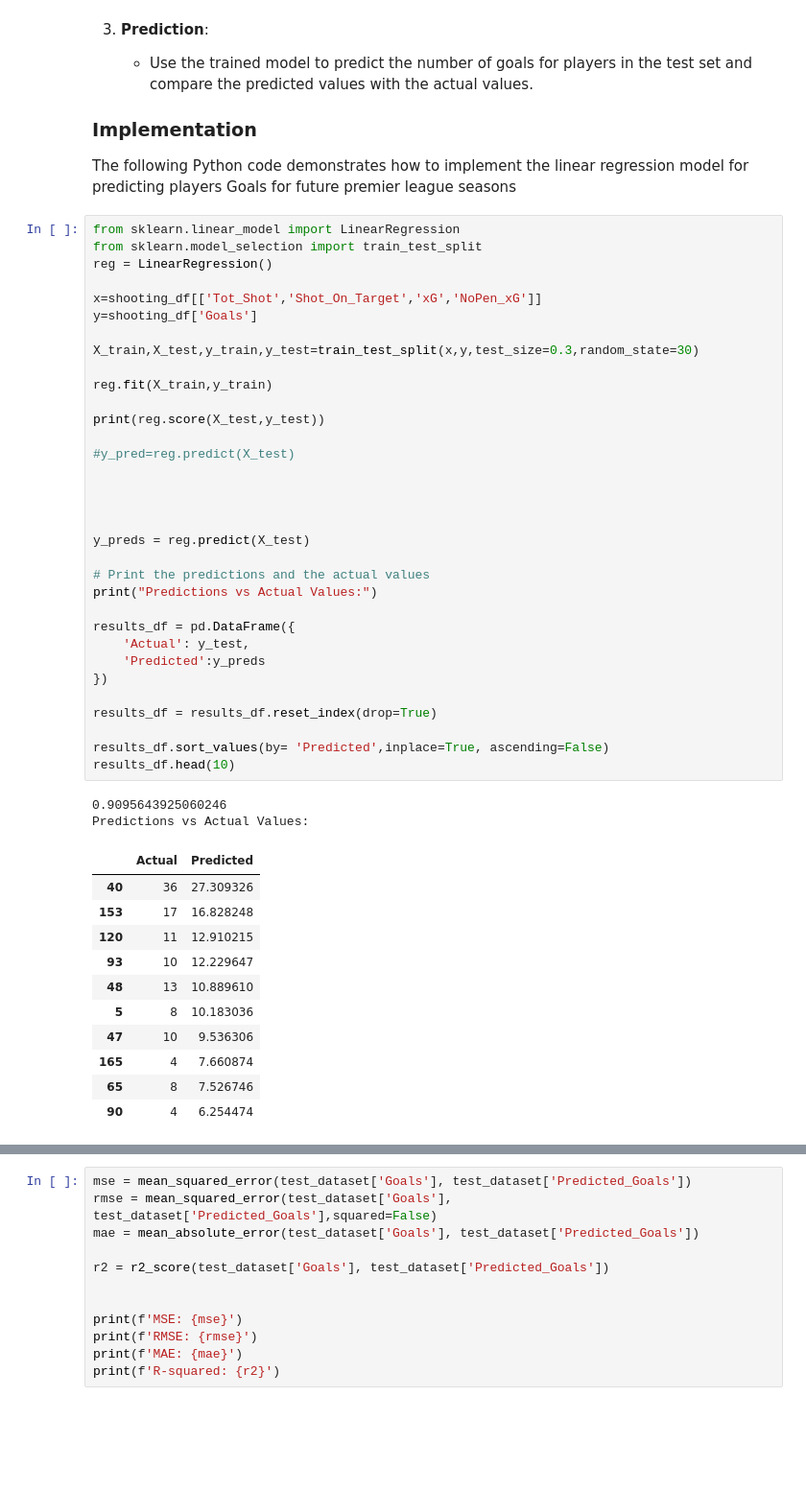
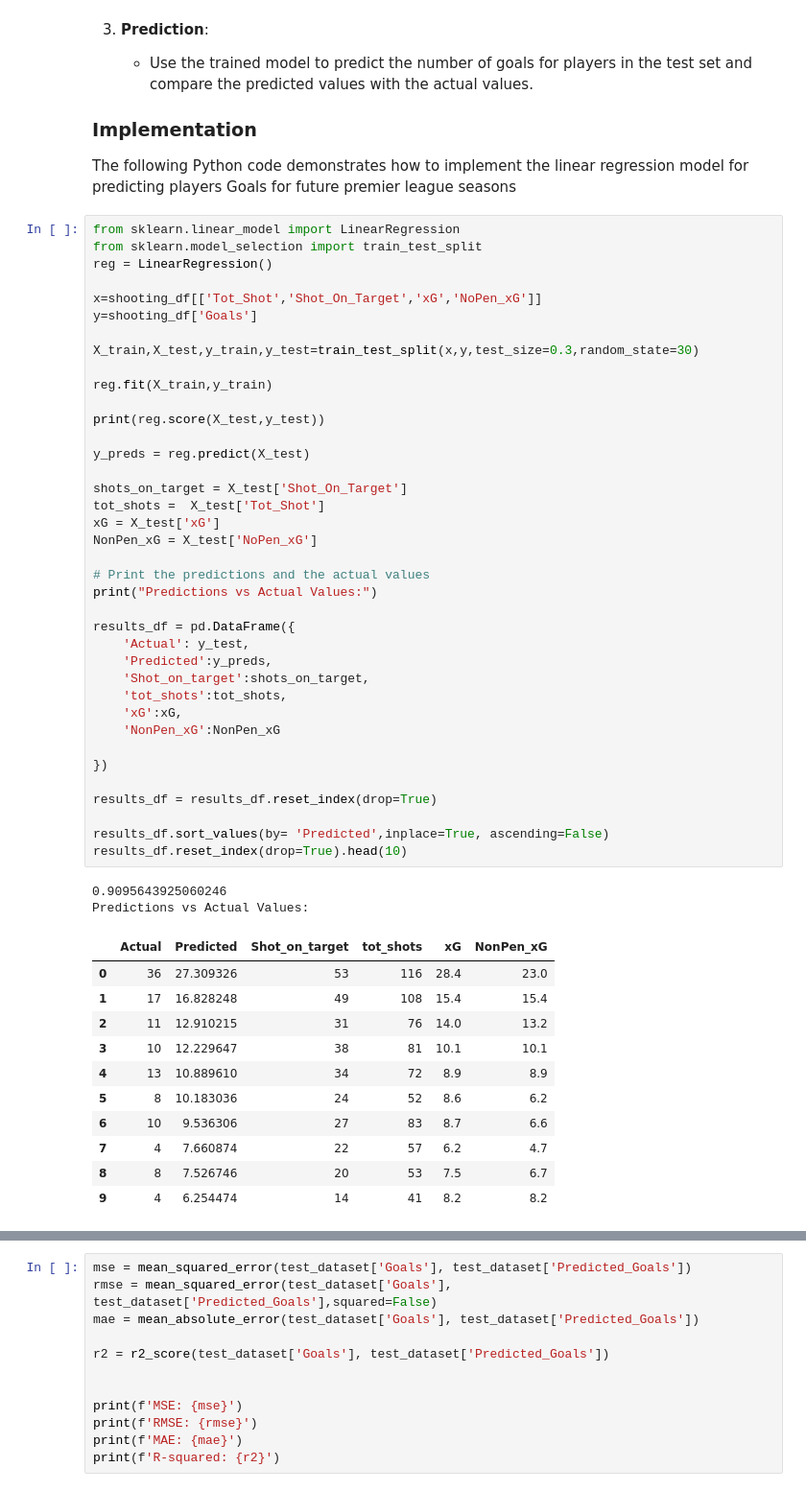
Before and after one commit to cokoli4315/Prem2022-23-data, a Jupyter notebook: Premier_league_top_scorer.ipynb, the cells around one changed output, grey strips where cells are left out. Shown at 96% size. Drawn from its saved outputs; the diff is of its cells as text; blank space fills up the shorter version.

```diff
--- a/Premier_league_top_scorer.ipynb
+++ b/Premier_league_top_scorer.ipynb
@@ -493,47 +501,52 @@ The following Python code demonstrates how to implement the linear regression mo
 # %%
 from sklearn.linear_model import LinearRegression
 from sklearn.model_selection import train_test_split
 reg = LinearRegression()
 
 x=shooting_df[['Tot_Shot','Shot_On_Target','xG','NoPen_xG']]
 y=shooting_df['Goals']
 
 X_train,X_test,y_train,y_test=train_test_split(x,y,test_size=0.3,random_state=30)
 
 reg.fit(X_train,y_train)
 
 print(reg.score(X_test,y_test))
 
-#y_pred=reg.predict(X_test)
+y_preds = reg.predict(X_test)
 
-
-
-
-y_preds = reg.predict(X_test)
+shots_on_target = X_test['Shot_On_Target']
+tot_shots =  X_test['Tot_Shot']
+xG = X_test['xG']
+NonPen_xG = X_test['NoPen_xG']
 
 # Print the predictions and the actual values
 print("Predictions vs Actual Values:")
 
 results_df = pd.DataFrame({
     'Actual': y_test,
-    'Predicted':y_preds
+    'Predicted':y_preds,
+    'Shot_on_target':shots_on_target,
+    'tot_shots':tot_shots,
+    'xG':xG,
+    'NonPen_xG':NonPen_xG
+
 })
 
 results_df = results_df.reset_index(drop=True)
 
 results_df.sort_values(by= 'Predicted',inplace=True, ascending=False)
-results_df.head(10)
+results_df.reset_index(drop=True).head(10)
 # %% [output]
 0.9095643925060246
 Predictions vs Actual Values:
-|  | Actual | Predicted |
-| 40 | 36 | 27.309326 |
-| 153 | 17 | 16.828248 |
-| 120 | 11 | 12.910215 |
-| 93 | 10 | 12.229647 |
-| 48 | 13 | 10.889610 |
-| 5 | 8 | 10.183036 |
-| 47 | 10 | 9.536306 |
-| 165 | 4 | 7.660874 |
-| 65 | 8 | 7.526746 |
-| 90 | 4 | 6.254474 |
+|  | Actual | Predicted | Shot_on_target | tot_shots | xG | NonPen_xG |
+| 0 | 36 | 27.309326 | 53 | 116 | 28.4 | 23.0 |
+| 1 | 17 | 16.828248 | 49 | 108 | 15.4 | 15.4 |
+| 2 | 11 | 12.910215 | 31 | 76 | 14.0 | 13.2 |
+| 3 | 10 | 12.229647 | 38 | 81 | 10.1 | 10.1 |
+| 4 | 13 | 10.889610 | 34 | 72 | 8.9 | 8.9 |
+| 5 | 8 | 10.183036 | 24 | 52 | 8.6 | 6.2 |
+| 6 | 10 | 9.536306 | 27 | 83 | 8.7 | 6.6 |
+| 7 | 4 | 7.660874 | 22 | 57 | 6.2 | 4.7 |
+| 8 | 8 | 7.526746 | 20 | 53 | 7.5 | 6.7 |
+| 9 | 4 | 6.254474 | 14 | 41 | 8.2 | 8.2 |
```
Also changed, not shown: parts of 16 cells of this notebook, 2 other files.
